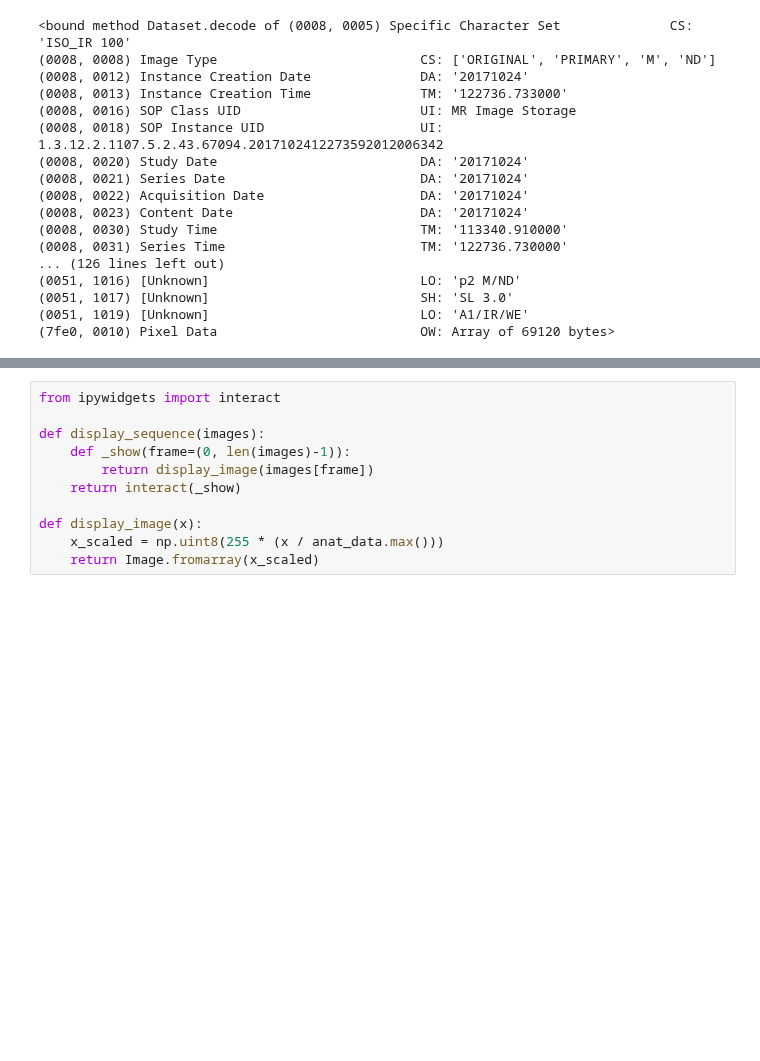
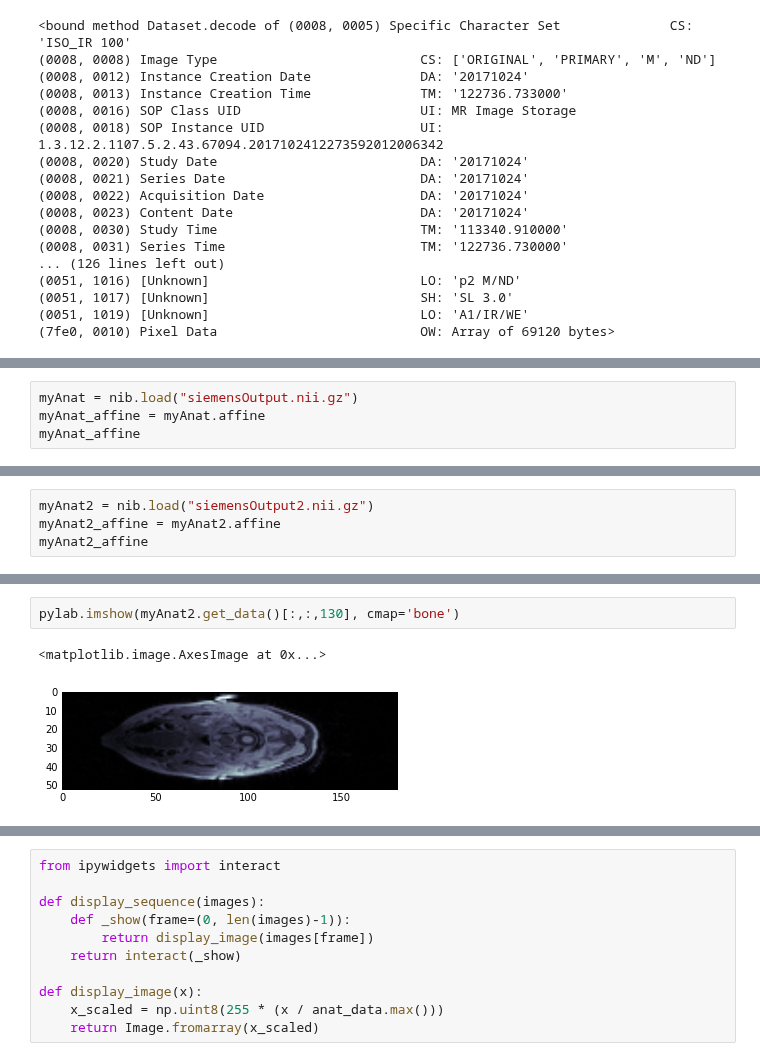
Before and after one commit to jeffmacinnes/pyneal, a Jupyter notebook: pyneal_scanner/data/imageTest.ipynb, the cells around one changed output, grey strips where cells are left out. Drawn from its saved outputs; the diff is of its cells as text; blank space fills up the shorter version.

Commit message:
more affine aggravation

```diff
--- a/pyneal_scanner/data/imageTest.ipynb
+++ b/pyneal_scanner/data/imageTest.ipynb
@@ -73,0 +99,4 @@ pylab.imshow(a)
+# %%
+myAnat = nib.load("siemensOutput.nii.gz")
+myAnat_affine = myAnat.affine
+myAnat_affine
@@ -73,0 +214,4 @@ pylab.imshow(a)
+# %%
+myAnat2 = nib.load("siemensOutput2.nii.gz")
+myAnat2_affine = myAnat2.affine
+myAnat2_affine
@@ -73,0 +228,5 @@ pylab.imshow(a)
+# %%
+pylab.imshow(myAnat2.get_data()[:,:,130], cmap='bone')
+# %% [output]
+<matplotlib.image.AxesImage at 0x...>
+[figure, added]
```
Also changed, not shown: parts of 34 cells of this notebook, 3 other files.
